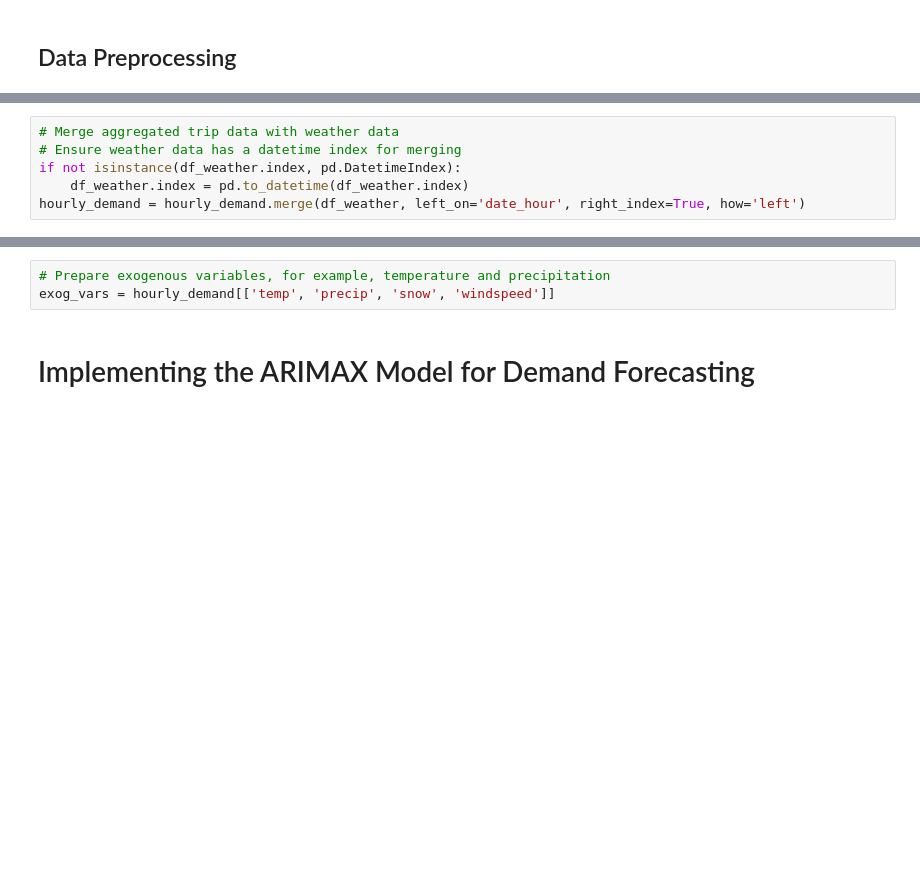
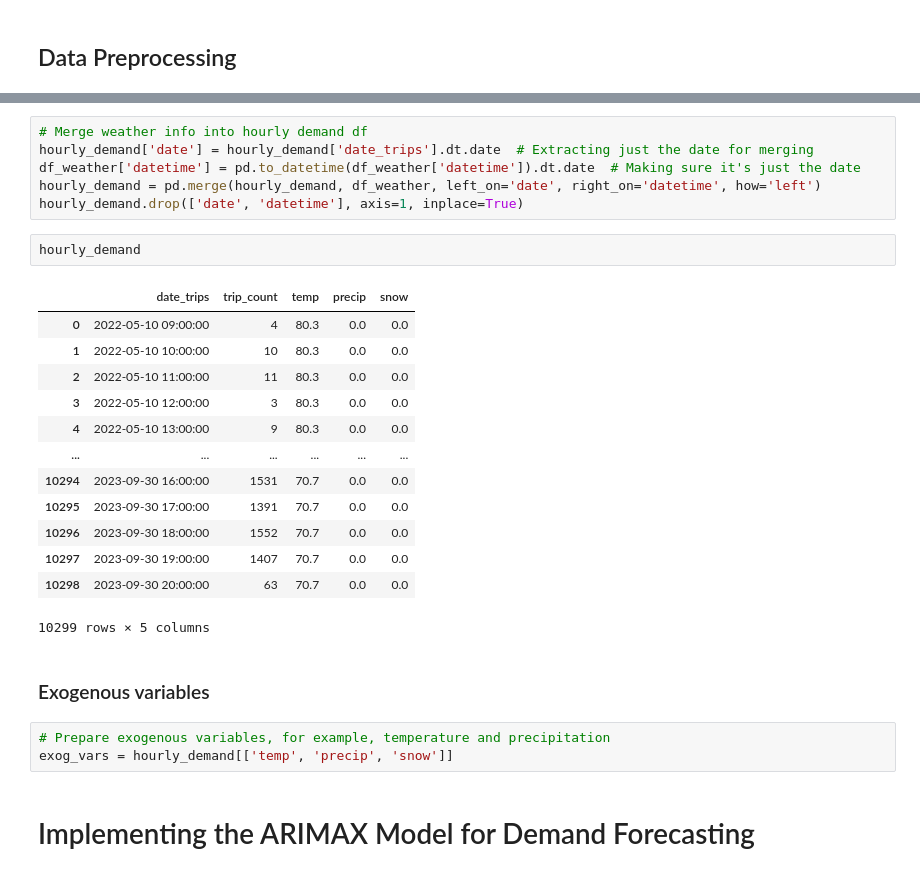
Before and after one commit to thienanbui/Electric-Scooter-Time-Series-Modeling, a Jupyter notebook: Capstone-Escooter.ipynb, the cells around one changed output, grey strips where cells are left out. Saved outputs shown, nothing was run; the diff lists cells and outputs as text; blank space fills up the shorter version.

```diff
--- a/Capstone-Escooter.ipynb
+++ b/Capstone-Escooter.ipynb
@@ -381,6 +426,0 @@ hourly_demand = df_e_scooter_trips.groupby('date_hour').size().reset_index(name=
-# %%
-# Merge aggregated trip data with weather data
-# Ensure weather data has a datetime index for merging
-if not isinstance(df_weather.index, pd.DatetimeIndex):
-    df_weather.index = pd.to_datetime(df_weather.index)
-hourly_demand = hourly_demand.merge(df_weather, left_on='date_hour', right_index=True, how='left')
@@ -414,6 +445,30 @@ hourly_demand.head()
+# %%
+# Merge weather info into hourly demand df
+hourly_demand['date'] = hourly_demand['date_trips'].dt.date  # Extracting just the date for merging
+df_weather['datetime'] = pd.to_datetime(df_weather['datetime']).dt.date  # Making sure it's just the date
+hourly_demand = pd.merge(hourly_demand, df_weather, left_on='date', right_on='datetime', how='left')
+hourly_demand.drop(['date', 'datetime'], axis=1, inplace=True)
+# %%
+hourly_demand
+# %% [output]
+|  | date_trips | trip_count | temp | precip | snow |
+| 0 | 2022-05-10 09:00:00 | 4 | 80.3 | 0.0 | 0.0 |
+| 1 | 2022-05-10 10:00:00 | 10 | 80.3 | 0.0 | 0.0 |
+| 2 | 2022-05-10 11:00:00 | 11 | 80.3 | 0.0 | 0.0 |
+| 3 | 2022-05-10 12:00:00 | 3 | 80.3 | 0.0 | 0.0 |
+| 4 | 2022-05-10 13:00:00 | 9 | 80.3 | 0.0 | 0.0 |
+| ... | ... | ... | ... | ... | ... |
+| 10294 | 2023-09-30 16:00:00 | 1531 | 70.7 | 0.0 | 0.0 |
+| 10295 | 2023-09-30 17:00:00 | 1391 | 70.7 | 0.0 | 0.0 |
+| 10296 | 2023-09-30 18:00:00 | 1552 | 70.7 | 0.0 | 0.0 |
+| 10297 | 2023-09-30 19:00:00 | 1407 | 70.7 | 0.0 | 0.0 |
+| 10298 | 2023-09-30 20:00:00 | 63 | 70.7 | 0.0 | 0.0 |
+10299 rows × 5 columns
+# %% [markdown]
+### Exogenous variables
 # %%
 # Prepare exogenous variables, for example, temperature and precipitation
-exog_vars = hourly_demand[['temp', 'precip', 'snow', 'windspeed']]
+exog_vars = hourly_demand[['temp', 'precip', 'snow']]
 # %% [markdown]
 # Implementing the ARIMAX Model for Demand Forecasting
 # %%
```
Also changed, not shown: parts of 21 cells of this notebook, 1 other file.
